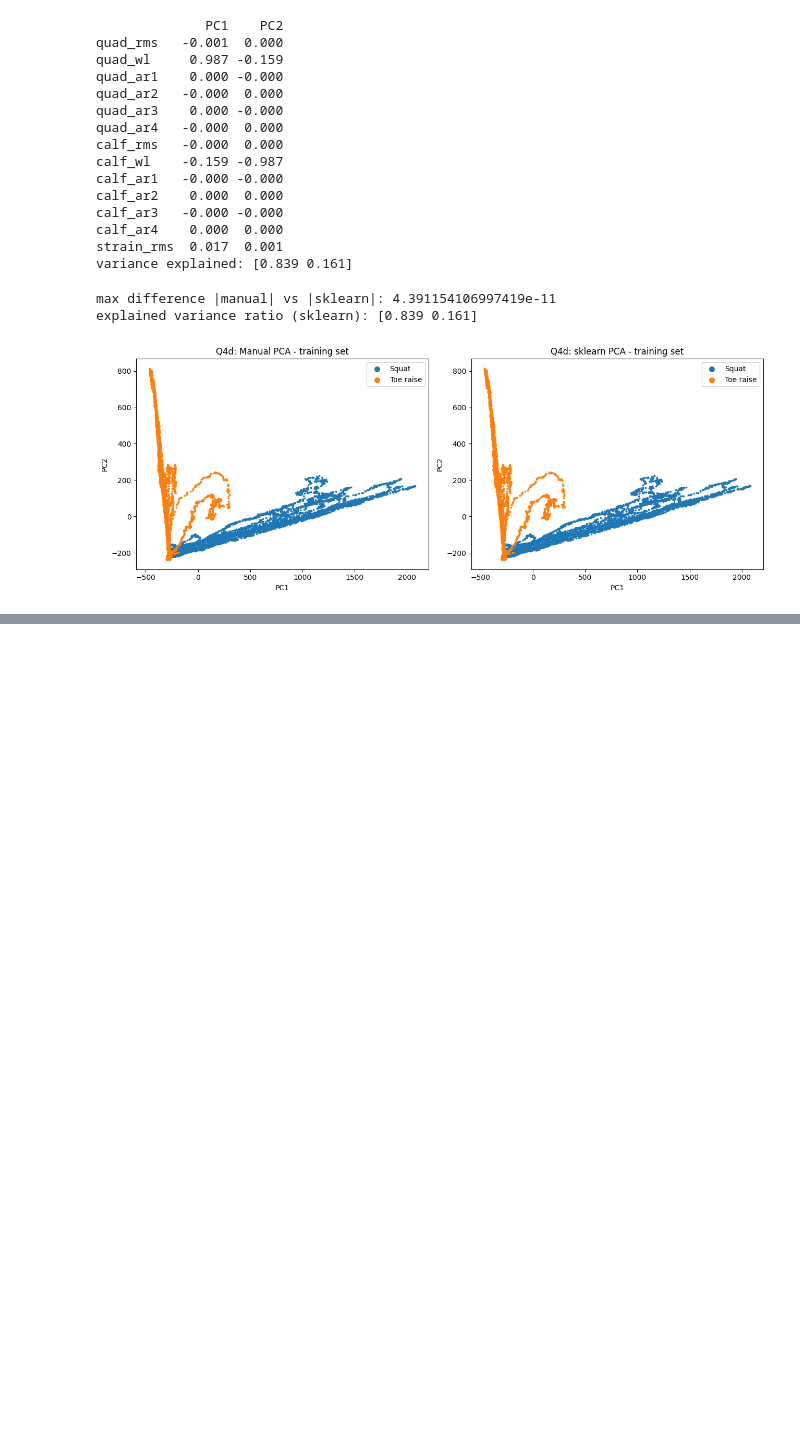
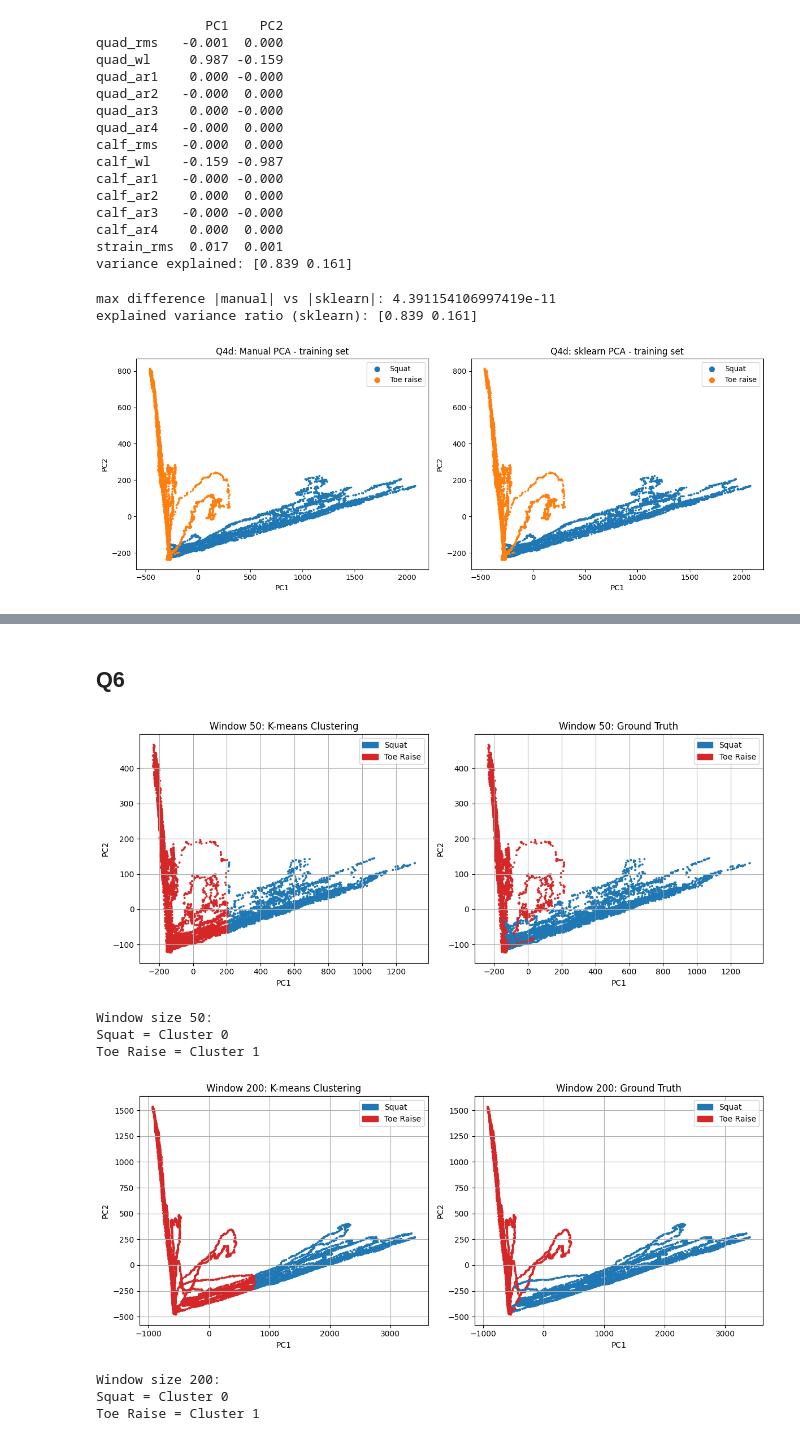
Before and after one commit to groggero/Wearables_Laboratories, a Jupyter notebook: LAB_2/data_movement/movement_lab2.ipynb, the cells around one changed output, grey strips where cells are left out. Saved outputs shown, nothing was run; the diff lists cells and outputs as text; code cells hidden in the pictures; blank space fills up the shorter version.

```diff
--- a/LAB_2/data_movement/movement_lab2.ipynb
+++ b/LAB_2/data_movement/movement_lab2.ipynb
@@ -839,0 +846,76 @@ plt.show()
+# %% [markdown]
+## Q6
+# %%
+from sklearn.decomposition import PCA
+
+# Repeat Q2 and Q5 for two additional window sizes
+for window_size in [50, 200]:
+
+    train_features = []
+    test_features = []
+    train_labels = []
+    test_labels = []
+
+    # Same as Q2
+    for activity_df in [df_squat_4col, df_toeraise_4col]:
+        train_df, test_df = train_test_split(activity_df, train_size=0.8, shuffle=False)
+
+        train_feat, y_train = feature_extraction(train_df, window_size)
+        test_feat, y_test = feature_extraction(test_df, window_size)
+
+        train_features.append(train_feat)
+        test_features.append(test_feat)
+        train_labels.append(y_train)
+        test_labels.append(y_test)
+
+    # Combine training and test data
+    features_all = np.vstack(train_features + test_features)
+    labels_all = np.hstack(train_labels + test_labels)
+
+    # K-means clustering
+    kmeans = KMeans(n_clusters=2, max_iter=1000, random_state=1)
+    clusters = kmeans.fit_predict(features_all)
+
+    pca = PCA(n_components=2)
+    score_train = pca.fit_transform(np.vstack(train_features)) # Recalculate PCA for each new window size
+    score_test = pca.transform(np.vstack(test_features))
+    scores = np.vstack([score_train, score_test])
+
+    squat_cluster = np.bincount(clusters[labels_all == 1]).argmax()
+
+    cluster_colors = np.where(clusters == squat_cluster, "tab:blue", "tab:red")
+    truth_colors = np.where(labels_all == 1, "tab:blue", "tab:red")
+
+    # Plot K-means and ground truth
+    fig, ax = plt.subplots(1, 2, figsize=(12, 5))
+
+    ax[0].scatter(scores[:, 0], scores[:, 1], c=cluster_colors, s=3)
+    ax[0].set_title(f"Window {window_size}: K-means Clustering")
+
+    ax[1].scatter(scores[:, 0], scores[:, 1], c=truth_colors, s=3)
+    ax[1].set_title(f"Window {window_size}: Ground Truth")
+
+    for axis in ax:
+        axis.set_xlabel("PC1")
+        axis.set_ylabel("PC2")
+        axis.grid(True)
+        axis.legend(handles=[
+            Patch(color="tab:blue", label="Squat"),
+            Patch(color="tab:red", label="Toe Raise")
+        ])
+
+    plt.tight_layout()
+    plt.show()
+
+    print(f"Window size {window_size}:")
+    print("Squat = Cluster", squat_cluster)
+    print("Toe Raise = Cluster", 1 - squat_cluster)
+# %% [output]
+[figure, added]
+Window size 50:
+Squat = Cluster 0
+Toe Raise = Cluster 1
+[figure, added]
+Window size 200:
+Squat = Cluster 0
+Toe Raise = Cluster 1
```
Also changed, not shown: parts of 2 cells of this notebook.
